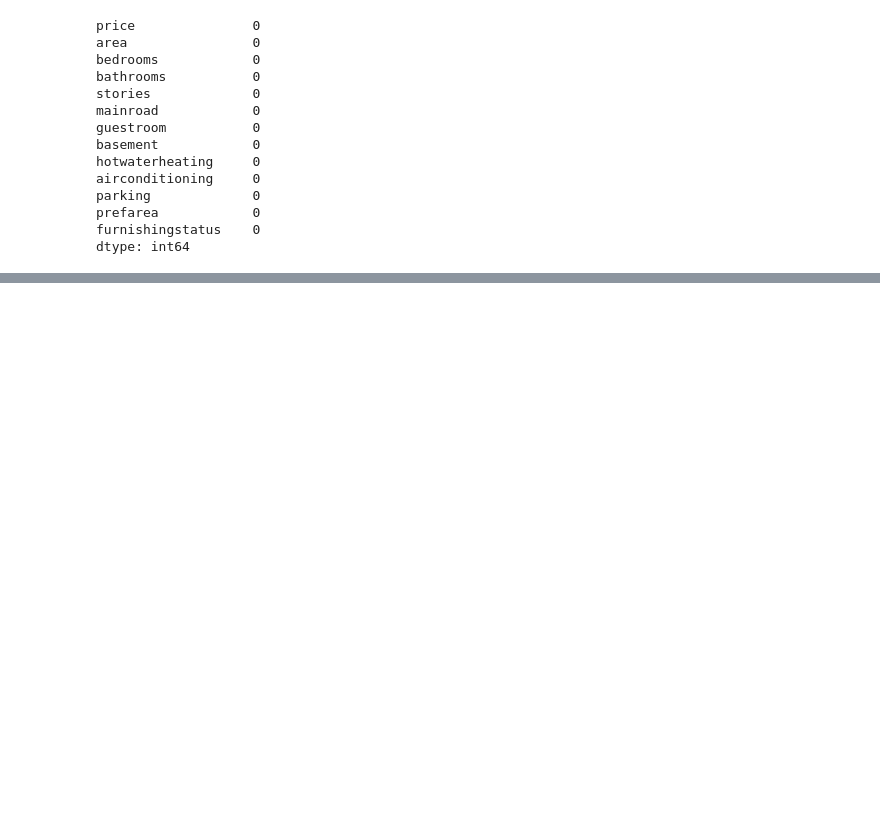
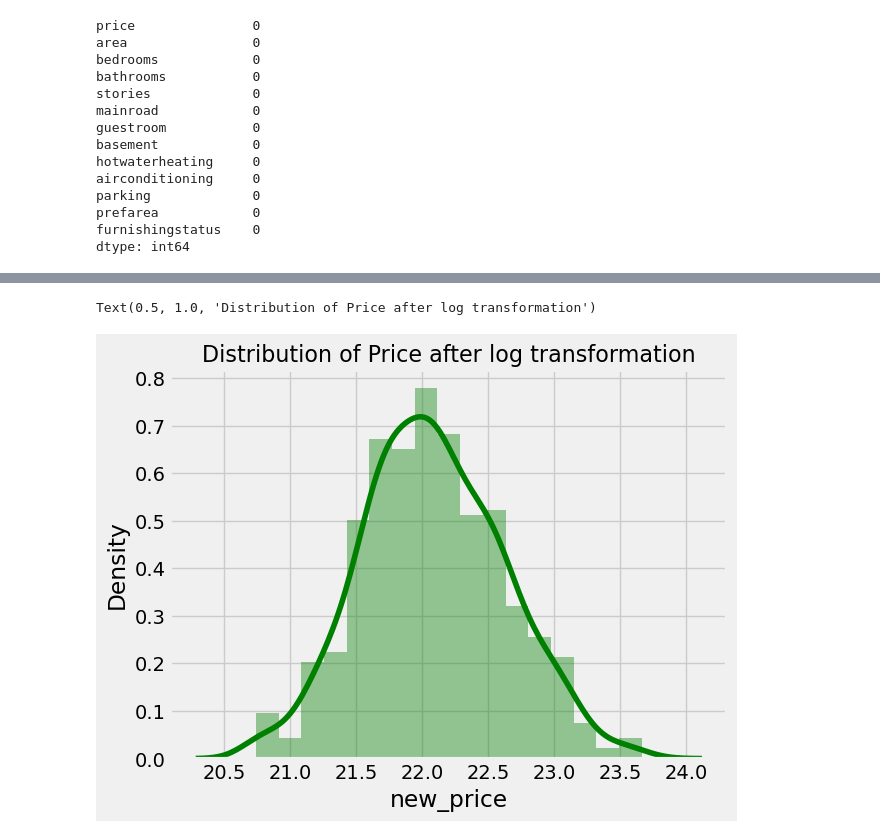
Before and after one commit to colorpool/DS_Bootcamp, a Jupyter notebook: Final_Pro/Final_Pro_Housing.ipynb, the cells around one changed output, grey strips where cells are left out. Drawn from its saved outputs; the diff is of its cells as text; code cells hidden in the pictures; blank space fills up the shorter version.

```diff
--- a/Final_Pro/Final_Pro_Housing.ipynb
+++ b/Final_Pro/Final_Pro_Housing.ipynb
@@ -75,0 +103,9 @@ dtype: int64
+# %%
+#From the distribution plot there are noticeable biases because the target column is right skewed and can be corrected with the log transformation.
+df['new_price'] = np.log2(df["price"])
+
+sns.distplot(df['new_price'], color='green')
+plt.title('Distribution of Price after log transformation',fontsize=16)
+# %% [output]
+Text(0.5, 1.0, 'Distribution of Price after log transformation')
+[figure, added]
```
Also changed, not shown: parts of 51 cells of this notebook.
